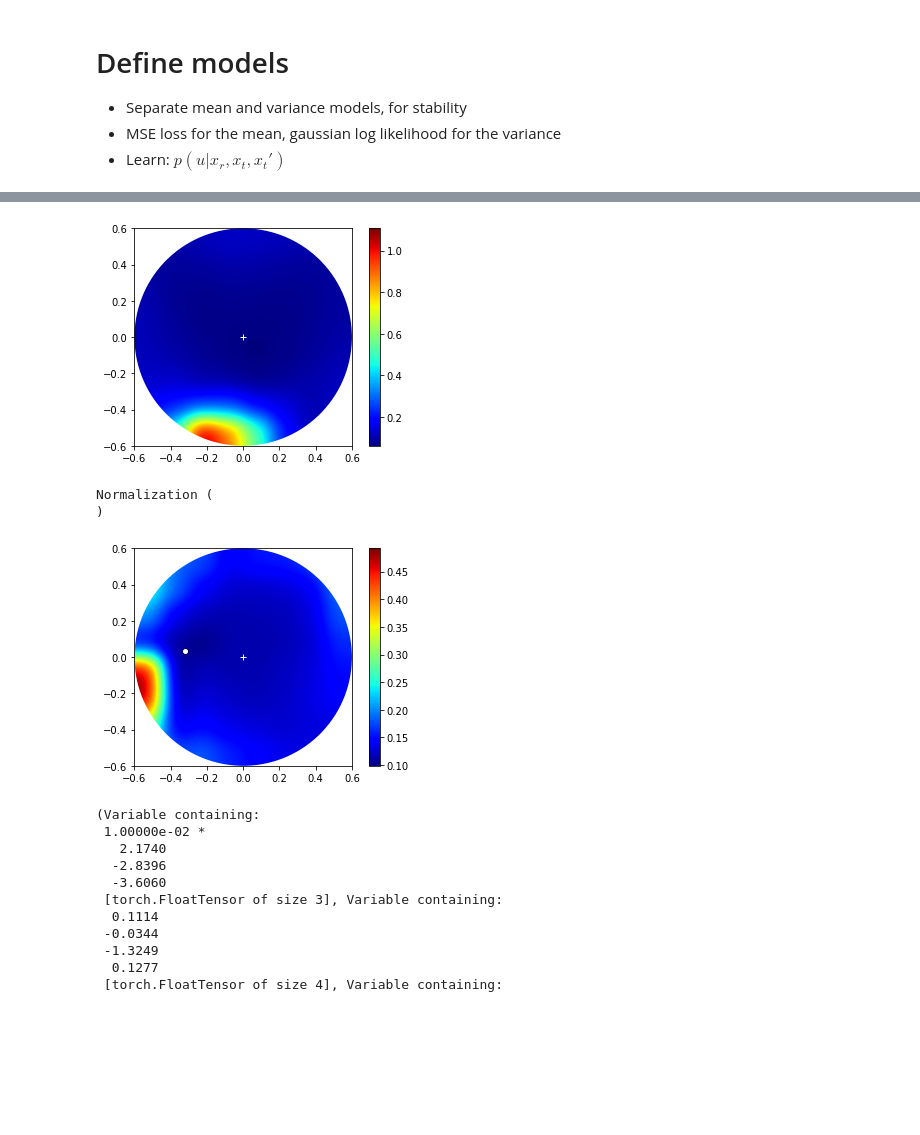
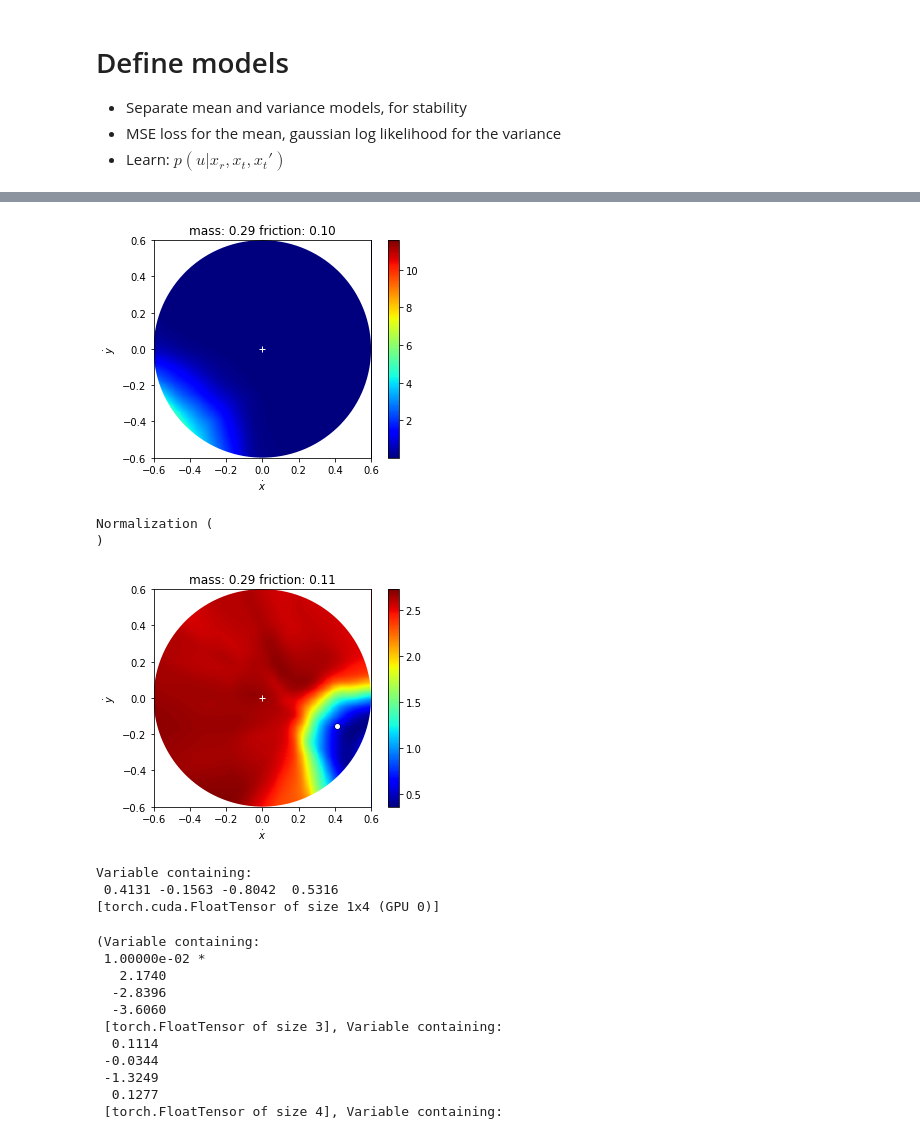
Before and after one commit to JoshuaHaustein/oracle_server, a Jupyter notebook: oracle_real.ipynb, the cells around one changed output, grey strips where cells are left out. Saved outputs shown, nothing was run; the diff lists cells and outputs as text; code cells hidden in the pictures; blank space fills up the shorter version.

Commit message:
Trained/conditioned on mass and friction

```diff
--- a/oracle_real.ipynb
+++ b/oracle_real.ipynb
@@ -208,7 +205,7 @@ def normalizers(sub_dataset):
     norm.std = norm_inv.std = torch.FloatTensor(std)
     return norm.cuda(), norm_inv.cuda()
 
-x_dataset = dataset_train[['y0', 'y1', 'y2', 'w', 'h']]
+x_dataset = dataset_train[['y0', 'y1', 'y2', 'w', 'h', 'm', 'µ']]
 u_dataset = dataset_train[['u0', 'u1', 'u2', 'u3']]
 y_dataset = dataset_train[['y_0', 'y_1', 'y_2']] - dataset_train[['y0', 'y1', 'y2']].values
 norm_x, norminv_x = normalizers(x_dataset)
@@ -280,12 +294,12 @@ optim_variance = torch.optim.Adam(variance.parameters(), weight_decay=1e-2)
 loss_fn = torch.nn.MSELoss()
 # %%
-time_str = datetime.datetime.now().strftime('%H:%M')
-logger_train = SummaryWriter('runs/reward-{}-mse-train'.format(time_str))
-logger_valid = SummaryWriter('runs/reward-{}-mse-valid'.format(time_str))
-best_val = np.inf
-best_models = None
-step = -1
-n_steps = 7500
+#time_str = datetime.datetime.now().strftime('%H:%M')
+#logger_train = SummaryWriter('runs/reward-{}-mse-train-256'.format(time_str))
+#logger_valid = SummaryWriter('runs/reward-{}-mse-valid-256'.format(time_str))
+#best_val = np.inf
+#best_models = None
+#step = -1
+n_steps = 64000
 while True:
     for X, U, Y in dataloader_train:
         reward.train()
@@ -318,9 +332,6 @@ while True:
             logger_valid.add_scalar('loss mean', loss_mean.cpu().data[0], step)
             logger_valid.add_scalar('loss variance', loss_variance.cpu().data[0], step)
             val_loss = loss_mean.cpu().data[0]
-            if step == 2000:
-                optim_mean = torch.optim.SGD(reward.parameters(), lr=1e-3, weight_decay=1e-2)
-                optim_variance = torch.optim.SGD(variance.parameters(), lr=1e-3, weight_decay=1e-2)
             if val_loss < best_val:
                 best_val = val_loss
                 best_models = reward.state_dict(), variance.state_dict()
@@ -394,17 +418,19 @@ Variable containing:
 [torch.cuda.FloatTensor of size 256 (GPU 0)]
 # %%
-def plot_q(π=None, X=None, G=None, duration=0.6):
+def plot_q(π=None, X=None, G=None, duration=0.6, mass=0.05, friction=0.01):
     reward.eval()
     variance.eval()
-    obj_x = 0.3; obj_y = 0.0
+    obj_x = 0.0; obj_y = 0.3
     width = 0.10
     if X is None:
-        X = Variable(torch.cuda.FloatTensor([[obj_x, obj_y, 0.0, width, width]]))
+        X = Variable(torch.cuda.FloatTensor([[obj_x, obj_y, 0.0, width, width, mass, friction]]))
     else:
         X = X[:1, :]
+        mass = X[0, -2].cpu().data[0]
+        friction = X[0, -1].data[0]
     _, U, Y = next(iter(dataloader_val))
     U = Variable(U.cuda())[:1, :]
-    g = 0.1 * np.array([obj_x, obj_y, 0.0]) / np.sqrt(obj_x ** 2 + obj_y ** 2)
+    g = 0.2 * np.array([obj_x, obj_y, 0.0]) / np.sqrt(obj_x ** 2 + obj_y ** 2)
     if G is None:
         G = Variable(torch.cuda.FloatTensor(g)).resize(1, 3)
     else:
@@ -413,35 +439,49 @@ def plot_q(π=None, X=None, G=None, duration=0.6):
         U = π(norm_x(X), norm_y(G)).cpu().data.numpy().flatten()
         duration = float(U[-1])
     U = Variable(torch.cuda.FloatTensor([[0.0, 0.0, 0.0, duration]]))
 
-    res = 8
+    res = 32
     u_range = 0.6
     img = np.zeros((res, res))
     img_var = np.zeros((res, res))
+    min_dist = np.inf
+    min_x_y = None
     for i, ux in enumerate(np.linspace(-u_range, u_range, res)):
         for j, uy in enumerate(np.linspace(-u_range, u_range, res)):
             U[0, 0] = ux
             U[0, 1] = uy
             d = expect_distance(norm_x(X), norm_u(U), norm_y(G)).cpu().data[0]
             img[j, i] = d
+            if d < min_dist:
+                min_dist = d
+                min_x_y = (ux, uy)
 
     fig, ax = plt.subplots(figsize=(6, 4))
     if π:
         U = π(norm_x(X), norm_y(G)).cpu().data.numpy().flatten()
         plt.plot(U[0], U[1], 'ko', markersize=5.0)
         plt.plot(U[0], U[1], 'wo', markersize=4.0)
+    #plt.plot(*min_x_y, 'ko', markersize=5.0)
+    #plt.plot(*min_x_y, 'wo', markersize=4.0)
     circle = plt.Circle((0, 0), radius=u_range + 0.69, fill=False, linewidth=250, color='white')
     mappable = ax.imshow(img, extent=[-u_range, u_range, -u_range, u_range], origin='lower', interpolation='gaussian', cmap='jet')
     ax.add_artist(circle)
     ax.plot(0, 0, 'w+')
+    ax.set_title('mass: {:.2f} friction: {:.2f}'.format(mass, friction))
+    ax.set_xlabel('$\dot{x}$')
+    ax.set_ylabel('$\dot{y}$')
     plt.colorbar(mappable=mappable)
+    plt.savefig('mass{}friction{}.png'.format(mass, friction))
     plt.show()
 
 X, U, Y = next(iter(dataloader_val))
 X, U, Y = map(lambda x: Variable(x.cuda()), [X, U, Y])
 plot_q(X=X, G=Y)
+#plot_q(friction=0.05, mass=0.05)
+#plot_q(friction=0.1, mass=0.1)
+#plot_q(friction=0.2, mass=0.4)
 # %% [output]
-[figure, old version]
+[figure, new version]
 # %%
 class Policy(torch.nn.Module):
 
@@ -543,7 +583,7 @@ obj_y = 0.3
 goal_x = 0.0
 goal_y = 0.1
 width = 0.10
-X = Variable(torch.cuda.FloatTensor([[obj_x, obj_y, 0.0, width, width]]))
+X = Variable(torch.cuda.FloatTensor([[obj_x, obj_y, 0.0, width, width, 0.1, 0.1]]))
 G = Variable(torch.cuda.FloatTensor([[goal_x, goal_y, 0.0]]))
 
 X, U, G = next(iter(dataloader_val))
@@ -554,8 +594,12 @@ U = production_policy(X, G)
 plot_q(X=X, G=G, π=π)
 #print('Rotation:', U.cpu().data[0, -2])
 #print('Duration:', U.cpu().data[0, -1])
+π(norm_x(X), norm_y(G))[:1, :]
 # %% [output]
-[figure, old version]
+[figure, new version]
+Variable containing:
+ 0.4131 -0.1563 -0.8042  0.5316
+[torch.cuda.FloatTensor of size 1x4 (GPU 0)]
 # %%
 production_policy = production_policy.cpu()
 with open('saved_models/production_policy.pkl', 'wb') as f:
```
Also changed, not shown: parts of 28 cells of this notebook, 7 other files.
